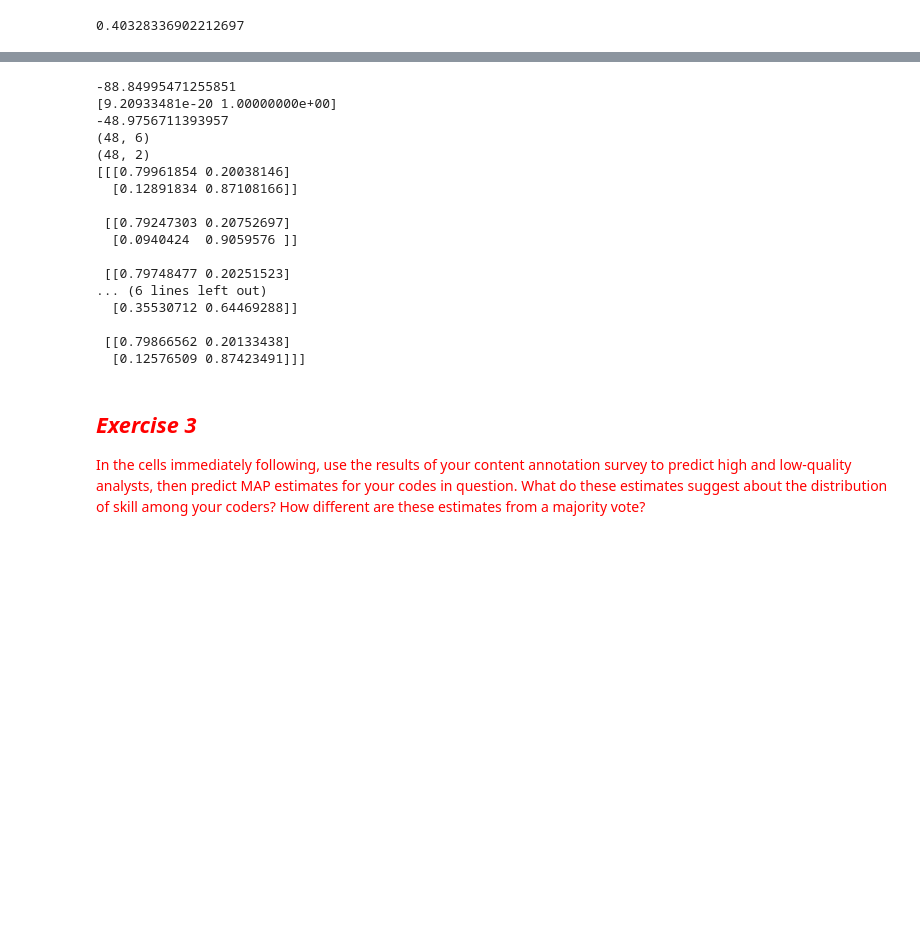
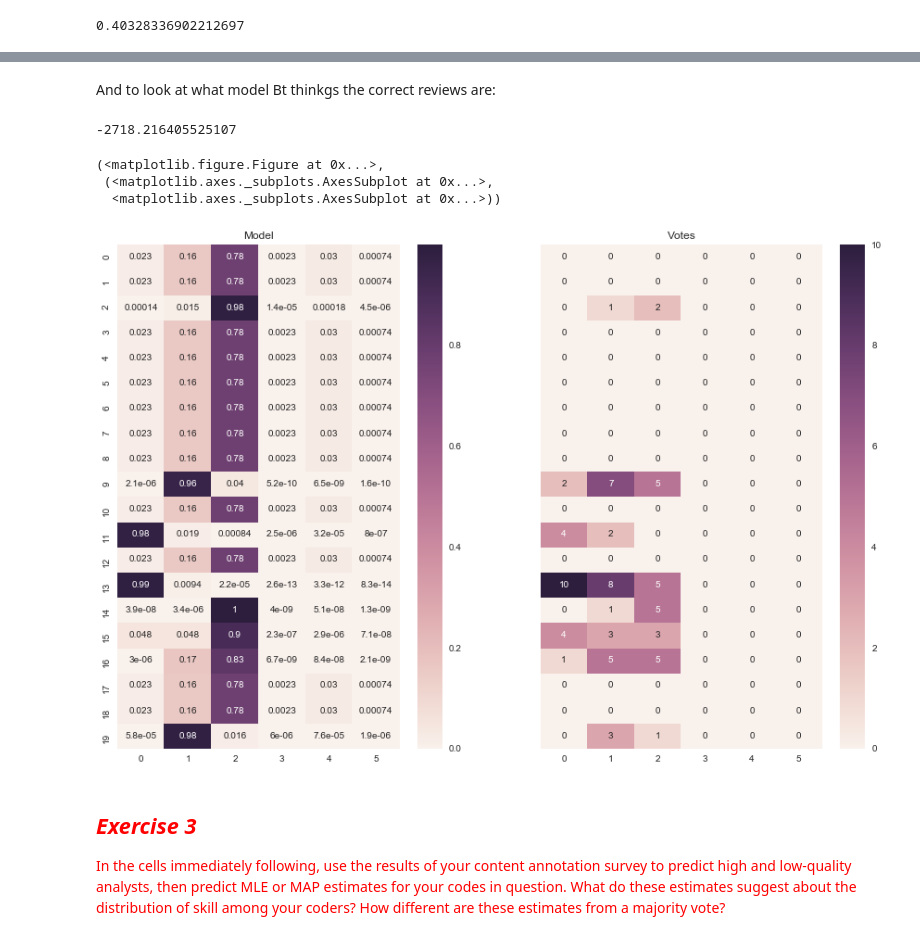
Before and after one commit to 1yangdongchen/Upcoming, a Jupyter notebook: 5-Reliability/5-Reliability.ipynb, the cells around one changed output, grey strips where cells are left out. Cells and saved outputs as stored; diff of their text form; code cells hidden in the pictures; blank space fills up the shorter version.

```diff
--- a/5-Reliability/5-Reliability.ipynb
+++ b/5-Reliability/5-Reliability.ipynb
@@ -676,35 +491,20 @@ seaborn.heatmap(m, ax =ax)
-# %%
-model_testB = ModelB.create_initial_state(2, 6)
-
-print(model_testB.log_likelihood(anno_test.annotations))
-model_testB.map(anno_test.annotations)
-print(model_testB.pi)
-print(model_testB.log_likelihood(anno_test.annotations))
-print(anno_test.annotations.shape)
-posterior_testB = model_testB.infer_labels(anno_test.annotations)
-print(posterior_testB.shape)
-samples_testB = model_testB.sample_posterior_over_accuracy(anno_test.annotations, 200, burn_in_samples=100, thin_samples=3)
-ci_test_mean = samples_testB[0].mean(axis=0)
-print(ci_test_mean)
-# %% [output]
--88.84995471255851
-[9.20933481e-20 1.00000000e+00]
--48.9756711393957
-(48, 6)
-(48, 2)
-[[[0.79961854 0.20038146]
-  [0.12891834 0.87108166]]
-
- [[0.79247303 0.20752697]
-  [0.0940424  0.9059576 ]]
-
- [[0.79748477 0.20251523]
-... (6 lines left out)
-  [0.35530712 0.64469288]]
-
- [[0.79866562 0.20133438]
-  [0.12576509 0.87423491]]]
+# %% [markdown]
+And to look at what model Bt thinkgs the correct reviews are:
+# %%
+model_hot = ModelBt.create_initial_state(6, 49)
+model_hot.mle(anno_hot.annotations)
+#print(model.theta)
+print(model_hot.log_likelihood(anno_hot.annotations))
+# %% [output]
+-2718.216405525107
+# %%
+makeQuestionComparison(model_hot, anno_hot)
+# %% [output]
+(<matplotlib.figure.Figure at 0x...>,
+ (<matplotlib.axes._subplots.AxesSubplot at 0x...>,
+  <matplotlib.axes._subplots.AxesSubplot at 0x...>))
+[figure, added]
 # %% [markdown]
 ## <span style="color:red">*Exercise 3*</span>
 
-<span style="color:red">In the cells immediately following, use the results of your content annotation survey to predict high and low-quality analysts, then predict MAP estimates for your codes in question. What do these estimates suggest about the distribution of skill among your coders? How different are these estimates from a majority vote?
+<span style="color:red">In the cells immediately following, use the results of your content annotation survey to predict high and low-quality analysts, then predict MLE or MAP estimates for your codes in question. What do these estimates suggest about the distribution of skill among your coders? How different are these estimates from a majority vote?
```
Also changed, not shown: parts of 43 cells of this notebook, 1 other file.
